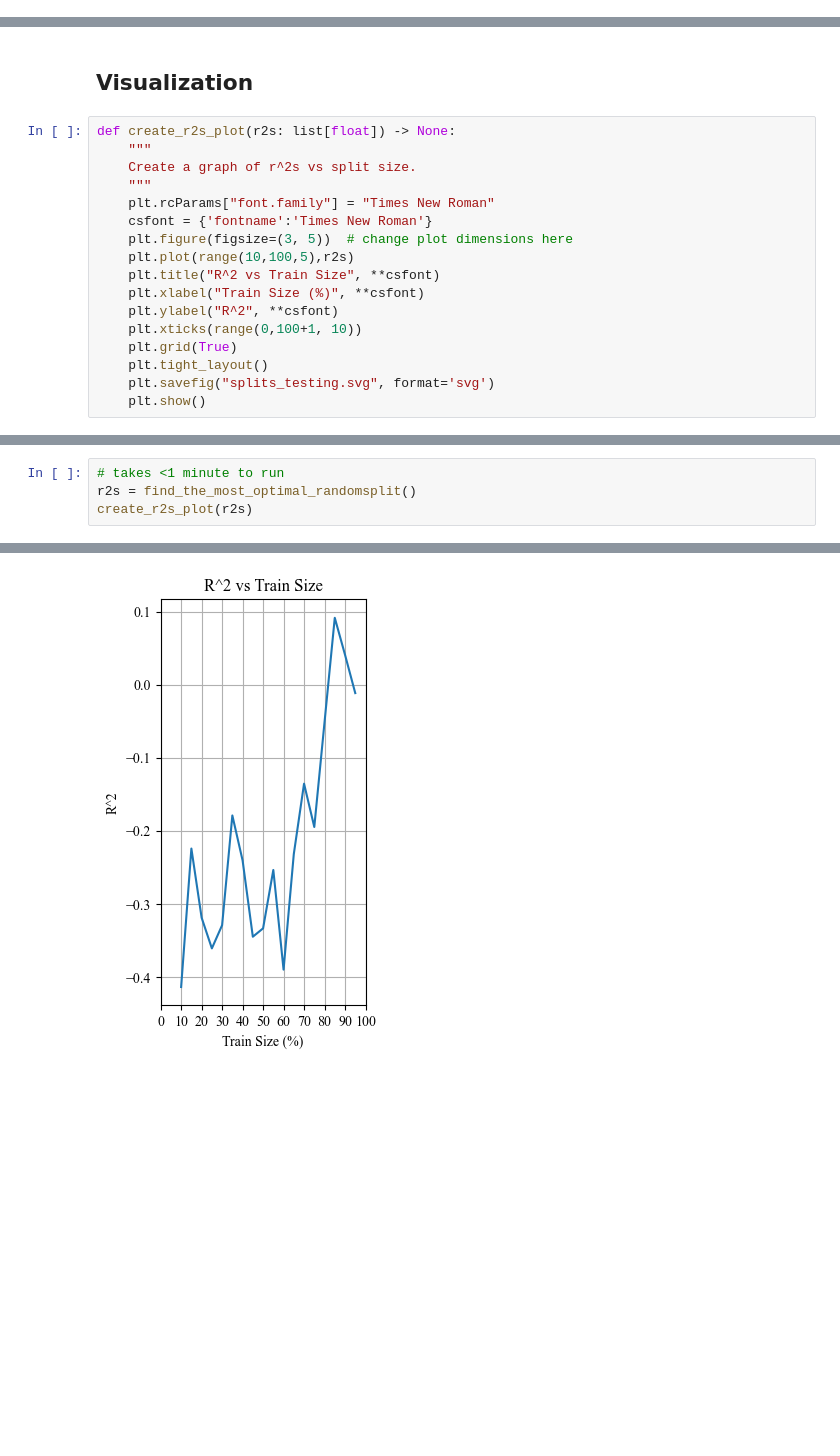
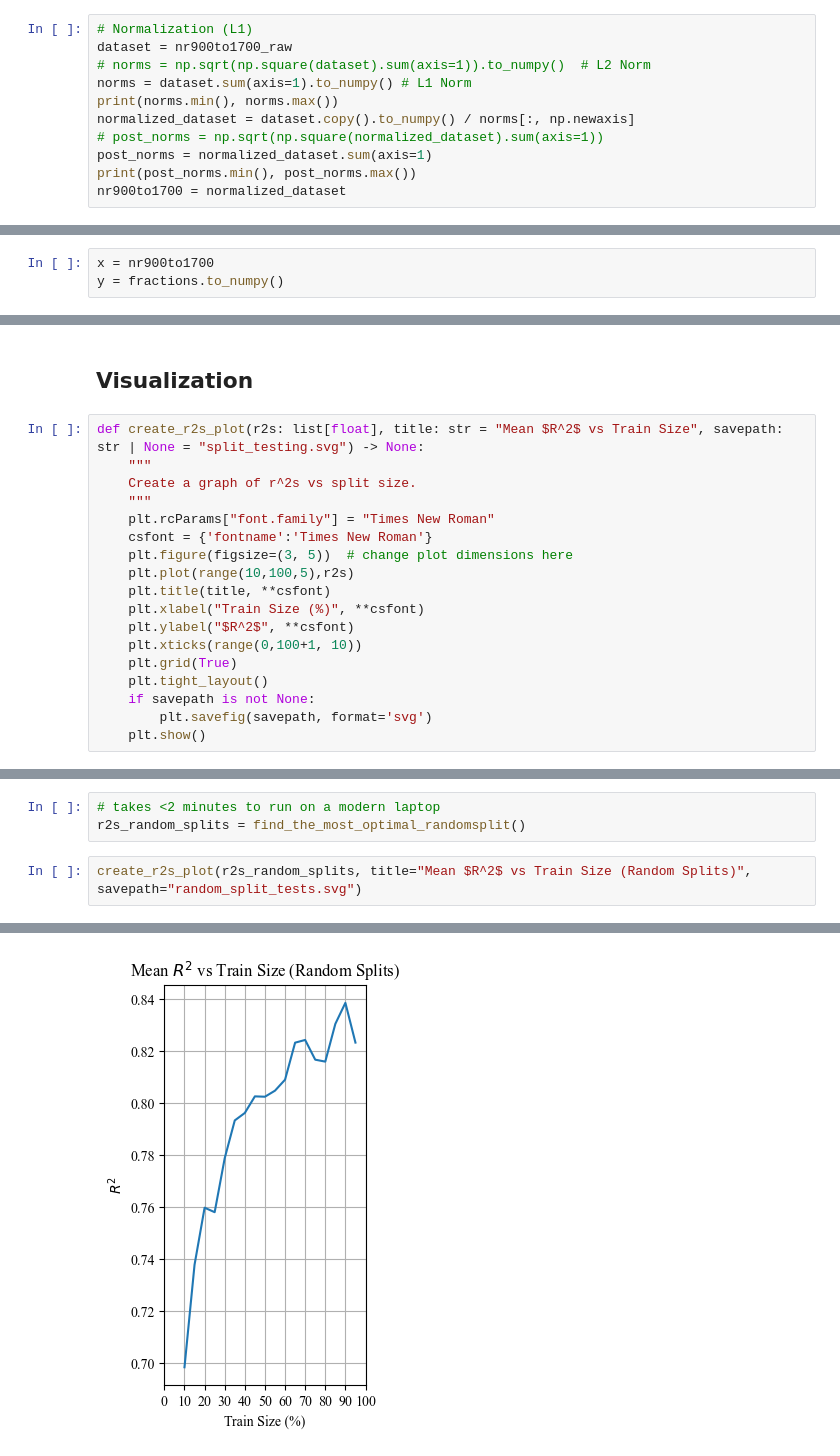
Before and after one commit to utat-ss/FINCH-Science_Unmixing, a Jupyter notebook: runs/classicalml/rf/splits_testing.ipynb, the cells around one changed output, grey strips where cells are left out. Cells and saved outputs as stored; diff of their text form; blank space fills up the shorter version.

Commit message:
nromalized kfold splitting

```diff
--- a/runs/classicalml/rf/splits_testing.ipynb
+++ b/runs/classicalml/rf/splits_testing.ipynb
@@ -52,0 +47,11 @@ number of rows: 144
+# %%
+# Normalization (L1)
+dataset = nr900to1700_raw
+# norms = np.sqrt(np.square(dataset).sum(axis=1)).to_numpy()  # L2 Norm
+norms = dataset.sum(axis=1).to_numpy() # L1 Norm
+print(norms.min(), norms.max())
+normalized_dataset = dataset.copy().to_numpy() / norms[:, np.newaxis]
+# post_norms = np.sqrt(np.square(normalized_dataset).sum(axis=1))
+post_norms = normalized_dataset.sum(axis=1)
+print(post_norms.min(), post_norms.max())
+nr900to1700 = normalized_dataset
@@ -52,0 +61,3 @@ number of rows: 144
+# %%
+x = nr900to1700
+y = fractions.to_numpy()
@@ -132,7 +145,7 @@ all_splits = get_all_splits(2, 20)
 # %% [markdown]
 ## Visualization
 # %%
-def create_r2s_plot(r2s: list[float]) -> None:
+def create_r2s_plot(r2s: list[float], title: str = "Mean $R^2$ vs Train Size", savepath: str | None = "split_testing.svg") -> None:
     """
     Create a graph of r^2s vs split size.
     """
@@ -140,11 +153,12 @@ def create_r2s_plot(r2s: list[float]) -> None:
     csfont = {'fontname':'Times New Roman'}
     plt.figure(figsize=(3, 5))  # change plot dimensions here
     plt.plot(range(10,100,5),r2s)
-    plt.title("R^2 vs Train Size", **csfont)
+    plt.title(title, **csfont)
     plt.xlabel("Train Size (%)", **csfont)
-    plt.ylabel("R^2", **csfont)
+    plt.ylabel("$R^2$", **csfont)
     plt.xticks(range(0,100+1, 10))
     plt.grid(True)
     plt.tight_layout()
-    plt.savefig("splits_testing.svg", format='svg')
+    if savepath is not None:
+        plt.savefig(savepath, format='svg')
     plt.show()
@@ -174,5 +170,6 @@ train_size: 1.06, r2: -0.05404405940594048
+# %%
+# takes <2 minutes to run on a modern laptop
+r2s_random_splits = find_the_most_optimal_randomsplit()
 # %%
-# takes <1 minute to run
-r2s = find_the_most_optimal_randomsplit()
-create_r2s_plot(r2s)
+create_r2s_plot(r2s_random_splits, title="Mean $R^2$ vs Train Size (Random Splits)", savepath="random_split_tests.svg")
 # %% [output]
@@ -197 +176 @@ train_size: 95%, r2: -0.011188235294118831, rmse: 0.2742391748091437
-[figure, old version]
+[figure, new version]
```
Also changed, not shown: parts of 8 cells of this notebook.
